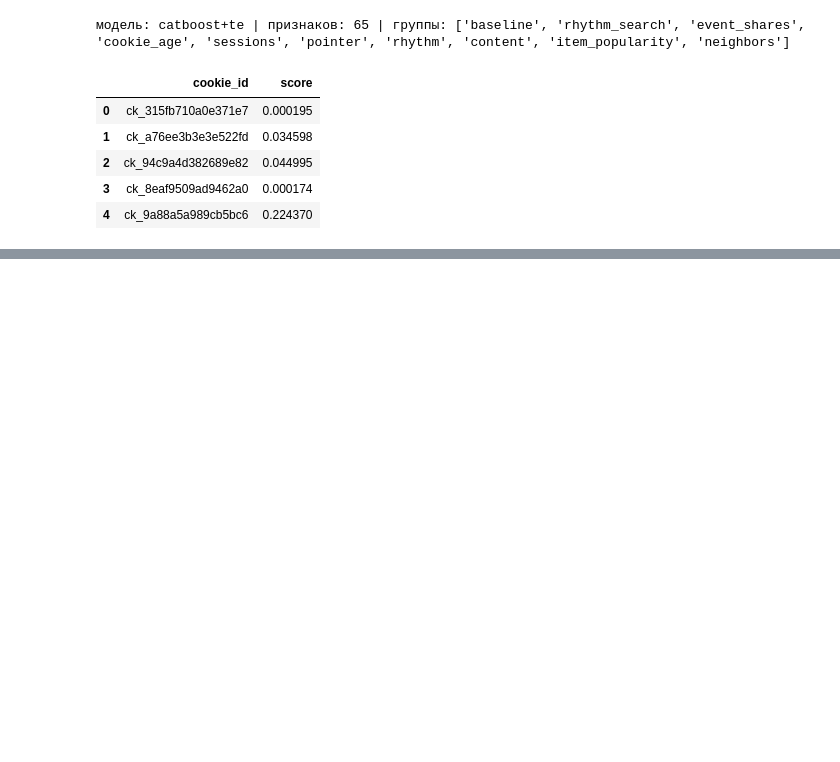
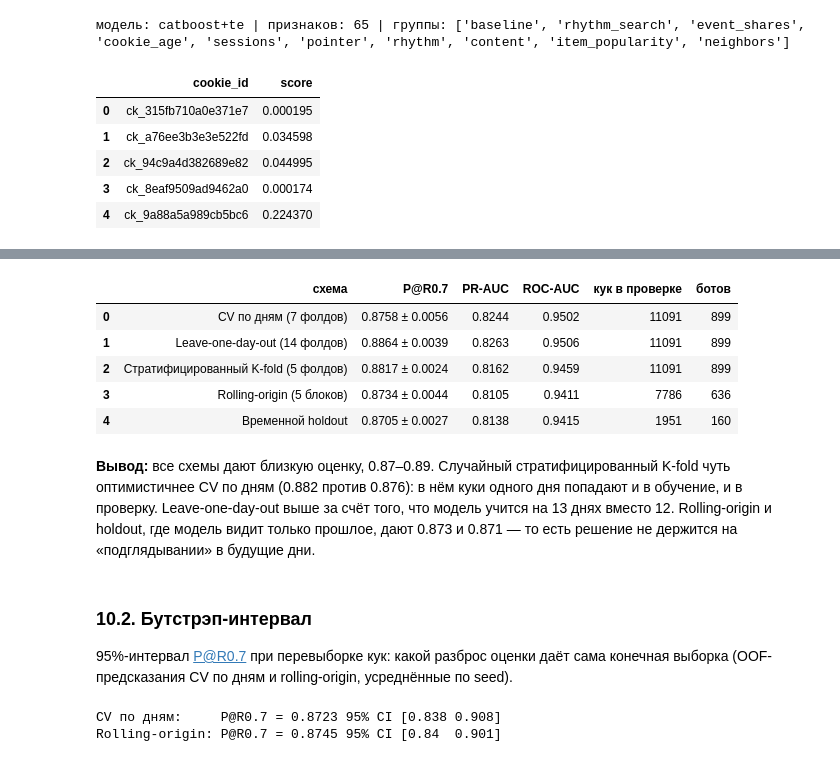
Before and after one commit to xloned/avito-bot-detection-challenge, a Jupyter notebook: solution.ipynb, the cells around one changed output, grey strips where cells are left out. Cells and saved outputs as stored; diff of their text form; code cells hidden in the pictures; blank space fills up the shorter version.

```diff
--- a/solution.ipynb
+++ b/solution.ipynb
@@ -1181,0 +1205,71 @@ sub.head()
+# %%
+from sklearn.metrics import average_precision_score, roc_auc_score
+from sklearn.model_selection import StratifiedKFold
+
+from metric import pr_curve
+
+CHECK_SEEDS = SEEDS[:5]                                               # проверкам хватает 5 seed
+LGBM_KIND = FINAL_KIND.replace('blend', 'lgbm').replace('catboost', 'lgbm')  # LightGBM-часть финальной модели
+
+
+def oof_predict(cols, kind, splits, seeds=CHECK_SEEDS):
+    """OOF-предсказания для списка разбиений (маска обучения, маска проверки) на каждом seed."""
+    A, y = X_tr[cols], y_tr
+    tasks = [(s, fit, pred) for s in seeds for fit, pred in splits]
+    preds = Parallel(n_jobs=N_JOBS)(delayed(fit_predict)(A[fit], y[fit], A[pred], kind, s) for s, fit, pred in tasks)
+    out = {s: np.full(len(y), np.nan) for s in seeds}
+    for (s, _, pred), p in zip(tasks, preds):
+        out[s][pred] = p
+    return out
+
+
+skf = StratifiedKFold(n_splits=5, shuffle=True, random_state=SEED)
+day_idx = day.map({dd: i for i, dd in enumerate(days)}).values
+SPLITS = {
+    'CV по дням (7 фолдов)': [(cv_fold != k, cv_fold == k) for k in np.unique(cv_fold)],
+    'Leave-one-day-out (14 фолдов)': [(day_idx != k, day_idx == k) for k in np.unique(day_idx)],
+    'Стратифицированный K-fold (5 фолдов)': [(np.isin(np.arange(len(y_tr)), fit), np.isin(np.arange(len(y_tr)), pred))
+                                            for fit, pred in skf.split(X_tr, y_tr)],
+    'Rolling-origin (5 блоков)': [((day < b[0]).values, day.isin(b).values) for b in roll_blocks],
+    'Временной holdout': [(~is_holdout, is_holdout)],
+}
+
+rows, final_oof = [], {}
+for name, splits in SPLITS.items():
+    preds = oof_predict(FINAL_COLS, FINAL_KIND, splits)
+    p_at_r, pr_auc, roc = [], [], []
+    for s, p in preds.items():
+        ok = ~np.isnan(p)
+        p_at_r.append(precision_at_recall(y_tr[ok], p[ok]))
+        pr_auc.append(average_precision_score(y_tr[ok], p[ok]))
+        roc.append(roc_auc_score(y_tr[ok], p[ok]))
+    stack = np.vstack(list(preds.values()))
+    covered = ~np.isnan(stack[0])                       # rolling-origin и holdout предсказывают не все куки
+    final_oof[name] = np.full(len(y_tr), np.nan)
+    final_oof[name][covered] = stack[:, covered].mean(axis=0)
+    rows.append({'схема': name, 'P@R0.7': f'{np.mean(p_at_r):.4f} ± {np.std(p_at_r):.4f}',
+                 'PR-AUC': round(np.mean(pr_auc), 4), 'ROC-AUC': round(np.mean(roc), 4),
+                 'кук в проверке': int((~np.isnan(p)).sum()), 'ботов': int(y_tr[~np.isnan(p)].sum())})
+pd.DataFrame(rows)
+# %% [output]
+|  | схема | P@R0.7 | PR-AUC | ROC-AUC | кук в проверке | ботов |
+| 0 | CV по дням (7 фолдов) | 0.8758 ± 0.0056 | 0.8244 | 0.9502 | 11091 | 899 |
+| 1 | Leave-one-day-out (14 фолдов) | 0.8864 ± 0.0039 | 0.8263 | 0.9506 | 11091 | 899 |
+| 2 | Стратифицированный K-fold (5 фолдов) | 0.8817 ± 0.0024 | 0.8162 | 0.9459 | 11091 | 899 |
+| 3 | Rolling-origin (5 блоков) | 0.8734 ± 0.0044 | 0.8105 | 0.9411 | 7786 | 636 |
+| 4 | Временной holdout | 0.8705 ± 0.0027 | 0.8138 | 0.9415 | 1951 | 160 |
+# %% [markdown]
+**Вывод:** все схемы дают близкую оценку, 0.87–0.89. Случайный стратифицированный K-fold чуть оптимистичнее CV по дням (0.882 против 0.876): в нём куки одного дня попадают и в обучение, и в проверку. Leave-one-day-out выше за счёт того, что модель учится на 13 днях вместо 12. Rolling-origin и holdout, где модель видит только прошлое, дают 0.873 и 0.871 — то есть решение не держится на «подглядывании» в будущие дни.
+# %% [markdown]
+### 10.2. Бутстрэп-интервал
+
+95%-интервал P@R0.7 при перевыборке кук: какой разброс оценки даёт сама конечная выборка (OOF-предсказания CV по дням и rolling-origin, усреднённые по seed).
+# %%
+oof_cv = final_oof['CV по дням (7 фолдов)']
+oof_roll = final_oof['Rolling-origin (5 блоков)']
+ok = ~np.isnan(oof_roll)
+print('CV по дням:     P@R0.7 =', round(precision_at_recall(y_tr, oof_cv), 4), '95% CI', bootstrap_ci(y_tr, oof_cv))
+print('Rolling-origin: P@R0.7 =', round(precision_at_recall(y_tr[ok], oof_roll[ok]), 4), '95% CI', bootstrap_ci(y_tr[ok], oof_roll[ok]))
+# %% [output]
+CV по дням:     P@R0.7 = 0.8723 95% CI [0.838 0.908]
+Rolling-origin: P@R0.7 = 0.8745 95% CI [0.84  0.901]
```
Also changed, not shown: parts of 24 cells of this notebook, 1 other file.
